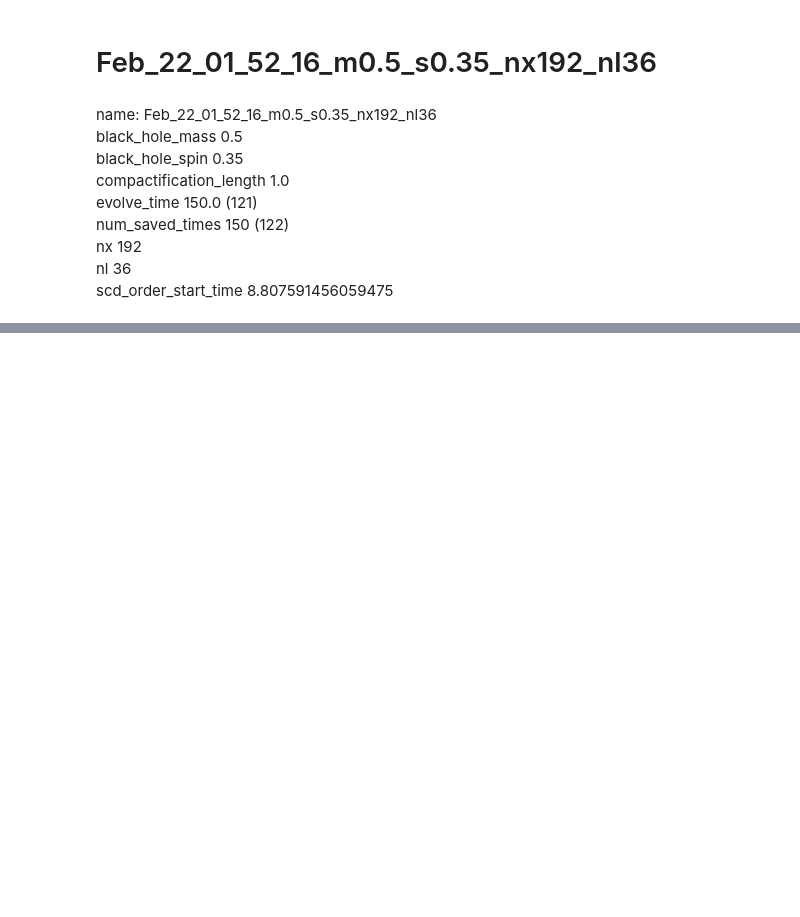
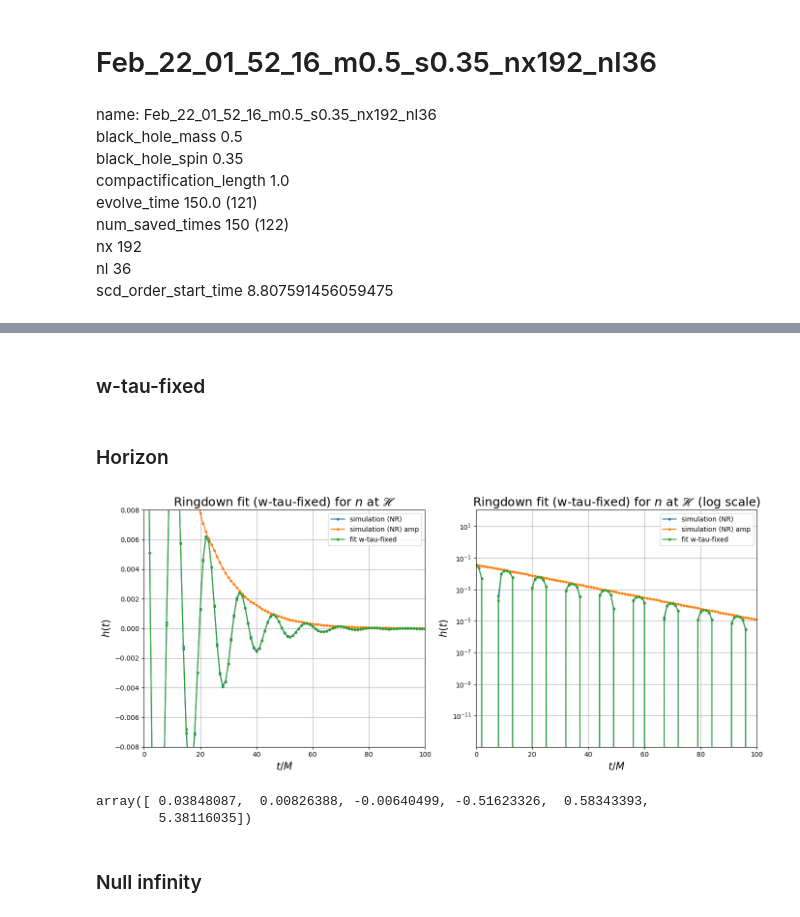
Before and after one commit to svykho/Thesis_notebooks, a Jupyter notebook: kerr0.7.ipynb, the cells around one changed output, grey strips where cells are left out. Saved outputs shown, nothing was run; the diff lists cells and outputs as text; code cells hidden in the pictures; blank space fills up the shorter version.

```diff
--- a/kerr0.7.ipynb
+++ b/kerr0.7.ipynb
@@ -408 +201,51 @@ plt.xlim(0,100)
+# %% [markdown]
+### w-tau-fixed
+# %% [markdown]
+### Horizon
+# %%
+qnmspec=np.array([QNM_spectrum(2,2,n,1,0.7) for n in range(8)])
+args = {'qnms': qnmspec, 'real': False}
+
+fitres_h=rdf.fit_qnm(((psi4_lin_ts_h)),[0.1,2,0.2,1,0.2,2],t0 = 0,linear = False, model = 'w-tau-fixed',
+               min_method = 'Nelder-Mead', tol=1e-8,bounds = None,**args)
+
+fit_model_w_tau_fixed_h = rdf.rd_model_wtau_fixed(fitres_h,times = psi4_lin_ts_h[:,0],**args)
+# %%
+fig, axes = plt.subplots(1, 2, figsize=(14, 6), sharex=True)
+
+axes[0].plot(psi4_lin_ts_h[:,0], psi4_lin_ts_h[:,1], linestyle='-', marker='o', markersize=3, label='simulation (NR)')
+axes[0].plot(psi4_lin_ts_h[:,0], np.abs(psi4_lin_ts_h[:,1]), linestyle='-', marker='o', markersize=3, label='simulation (NR) amp')
+axes[0].plot(psi4_lin_ts_h[:,0], fit_model_w_tau_fixed_h, linestyle='-', marker='o', markersize=3, label='fit w-tau-fixed')
+
+axes[0].set_xlabel(r'$t/M$', fontsize=15)
+axes[0].set_ylabel(r'$h(t)$', fontsize=15)
+axes[0].set_title(r"Ringdown fit (w-tau-fixed) for $n$ at $\mathscr{H}$", fontsize=18)
+axes[0].set_xlim(0, 100)
+axes[0].set_ylim(-0.008, 0.008)
+axes[0].legend()
+axes[0].grid()
+
+axes[1].plot(psi4_lin_ts_h[:,0], psi4_lin_ts_h[:,1], linestyle='-', marker='o', markersize=3, label='simulation (NR)')
+axes[1].plot(psi4_lin_ts_h[:,0], np.abs(psi4_lin_ts_h[:,1]), linestyle='-', marker='o', markersize=3, label='simulation (NR) amp')
+axes[1].plot(psi4_lin_ts_h[:,0], fit_model_w_tau_fixed_h, linestyle='-', marker='o', markersize=3, label='fit w-tau-fixed')
+
+axes[1].set_yscale('log')
+axes[1].set_xlabel(r'$t/M$', fontsize=15)
+axes[1].set_ylabel(r'$h(t)$', fontsize=15)
+axes[1].set_title(r"Ringdown fit (w-tau-fixed) for $n$ at $\mathscr{H}$ (log scale)", fontsize=18)
+axes[1].set_xlim(0, 100)
+axes[1].legend()
+axes[1].grid()
+
+plt.tight_layout()
+plt.show()
+# %% [output]
+[figure, added]
+# %%
+fitres_h
+# %% [output]
+array([ 0.03848087,  0.00826388, -0.00640499, -0.51623326,  0.58343393,
+        5.38116035])
+# %% [markdown]
+### Null infinity
 # %%
```
Also changed, not shown: parts of 53 cells of this notebook.
